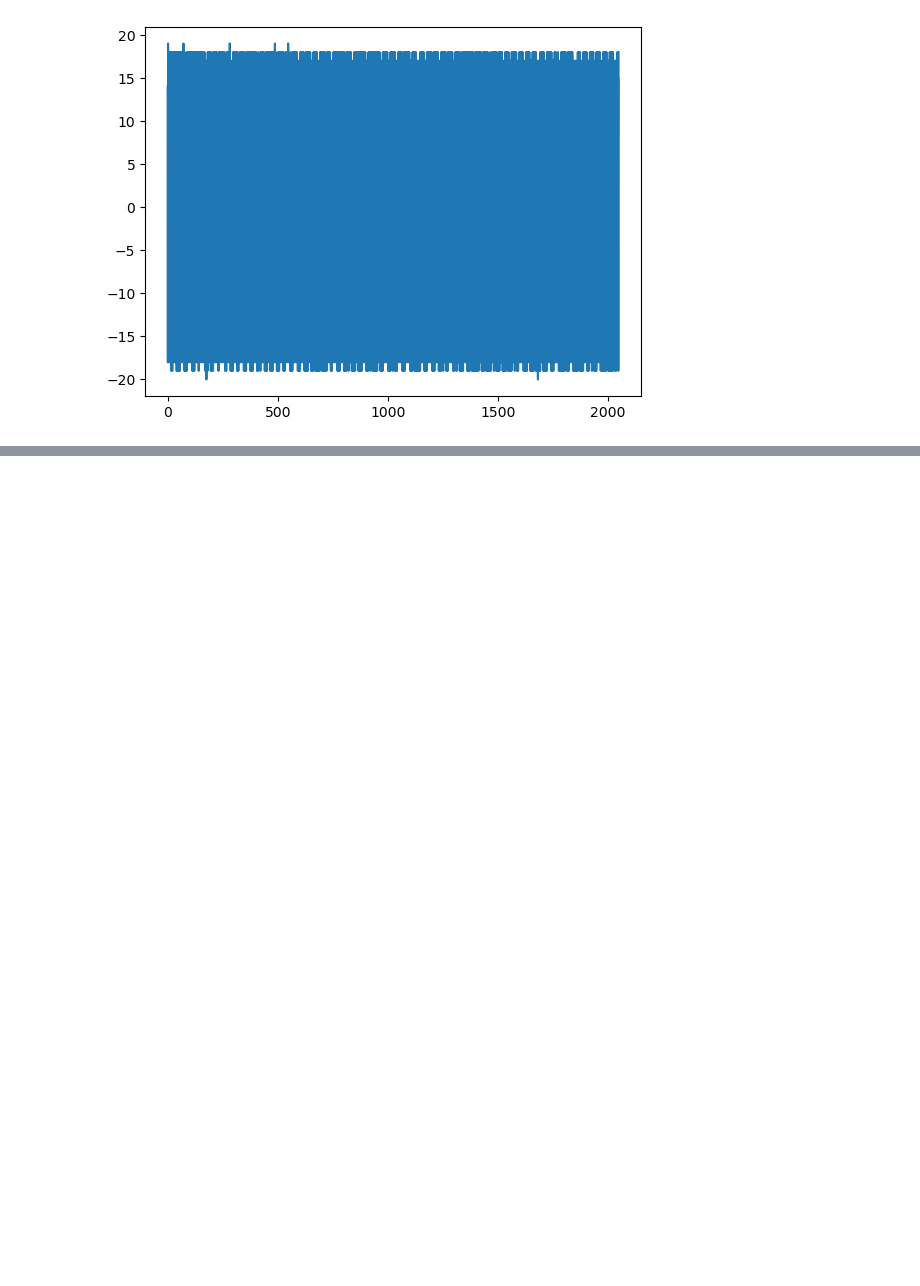
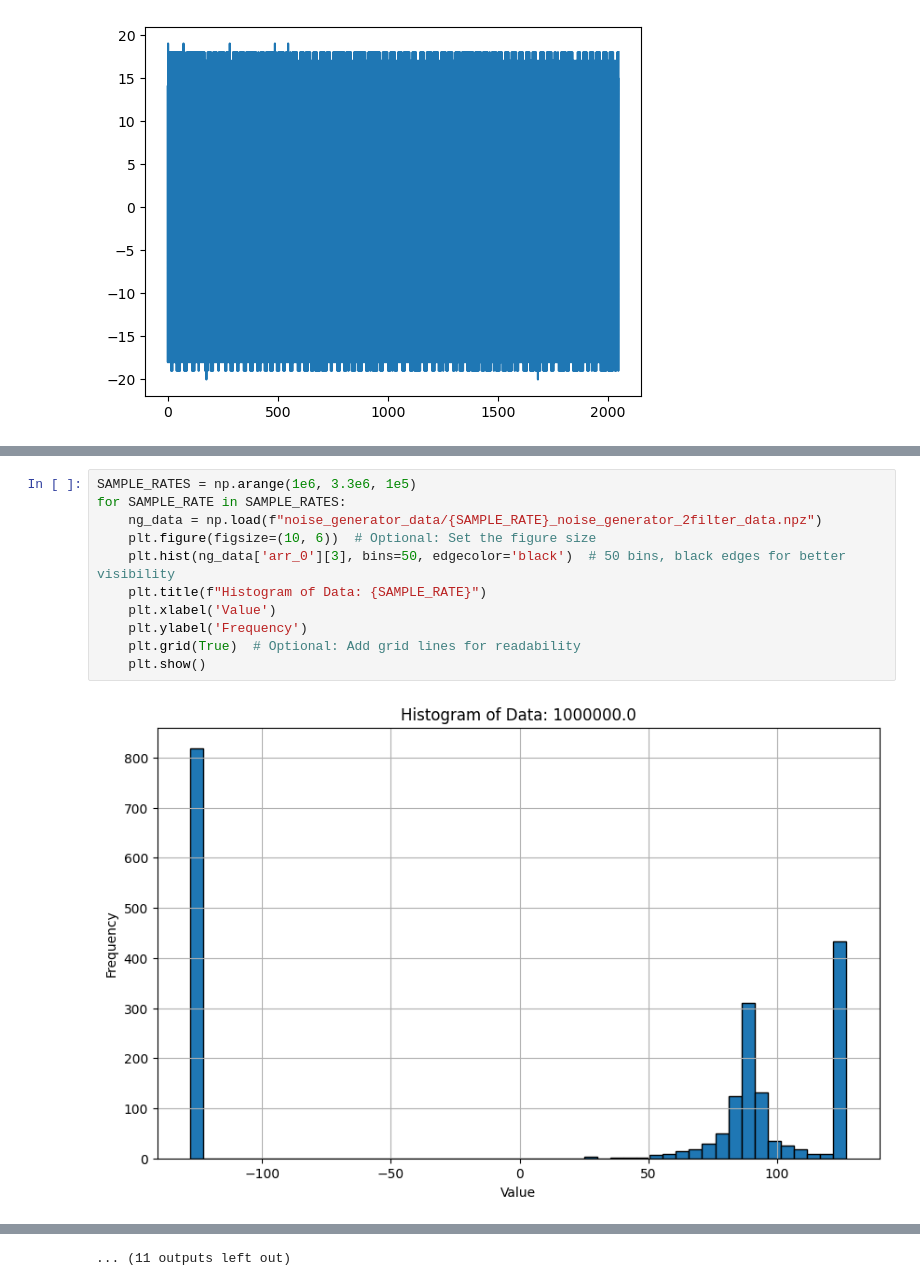
Before and after one commit to pronav5000/astro121lab1, a Jupyter notebook: lab1notebook.ipynb, the cells around one changed output, grey strips where cells are left out. Drawn from its saved outputs; the diff is of its cells as text; blank space fills up the shorter version.

```diff
--- a/lab1notebook.ipynb
+++ b/lab1notebook.ipynb
@@ -50,0 +69,13 @@ plt.plot(mhz_data['arr_0'][1])
+# %%
+SAMPLE_RATES = np.arange(1e6, 3.3e6, 1e5)
+for SAMPLE_RATE in SAMPLE_RATES:
+    ng_data = np.load(f"noise_generator_data/{SAMPLE_RATE}_noise_generator_2filter_data.npz")
+    plt.figure(figsize=(10, 6))  # Optional: Set the figure size
+    plt.hist(ng_data['arr_0'][3], bins=50, edgecolor='black')  # 50 bins, black edges for better visibility
+    plt.title(f"Histogram of Data: {SAMPLE_RATE}")
+    plt.xlabel('Value')
+    plt.ylabel('Frequency')
+    plt.grid(True)  # Optional: Add grid lines for readability
+    plt.show()
+# %% [output]
+[figure, added]
@@ -50,0 +93 @@ plt.plot(mhz_data['arr_0'][1])
+... (11 outputs left out)
```
Also changed, not shown: parts of 8 cells of this notebook.
